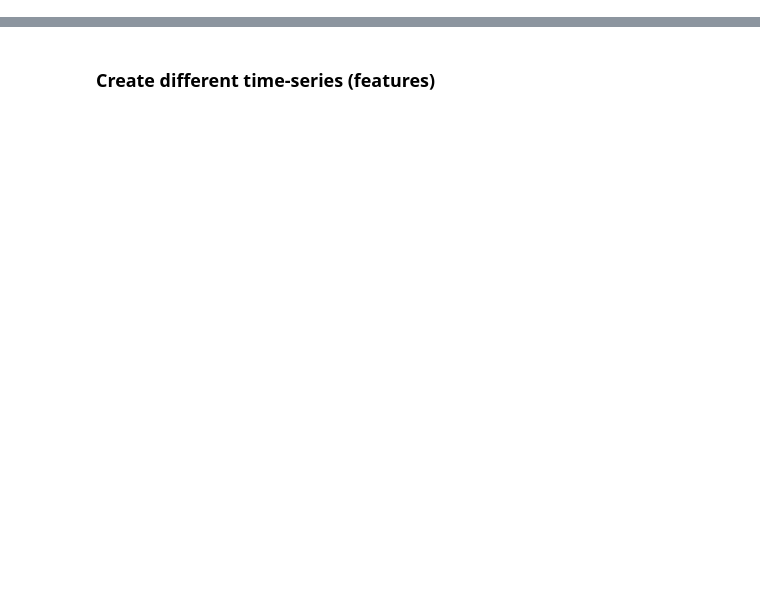
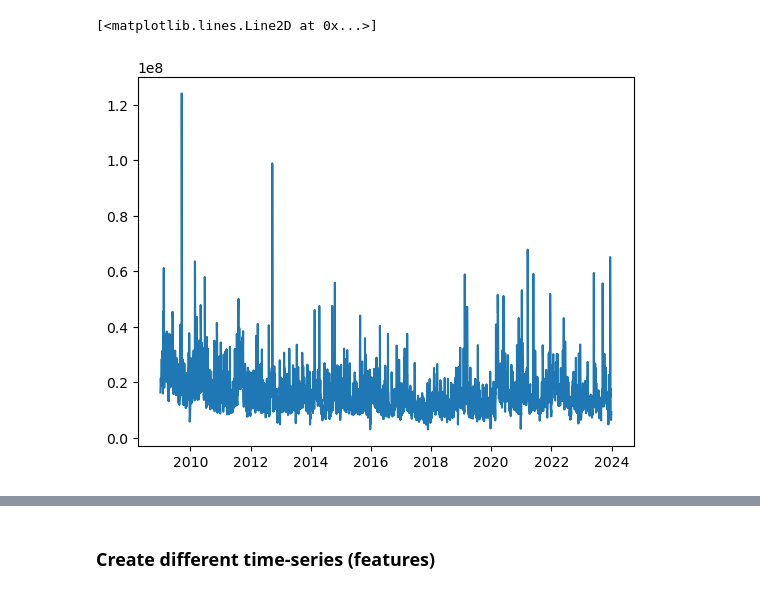
Before and after one commit to Frederik135/NN_Forecasting, a Jupyter notebook: preprocessing.ipynb, the cells around one changed output, grey strips where cells are left out. Saved outputs shown, nothing was run; the diff lists cells and outputs as text; code cells hidden in the pictures; blank space fills up the shorter version.

```diff
--- a/preprocessing.ipynb
+++ b/preprocessing.ipynb
@@ -5,0 +162,5 @@ stock_df = yf.download(stock_ticker, start=start_date, end=end_date)
+# %%
+plt.plot(stock_df['Volume'])
+# %% [output]
+[<matplotlib.lines.Line2D at 0x...>]
+[figure, added]
```
Also changed, not shown: parts of 17 cells of this notebook, 1 other file.
